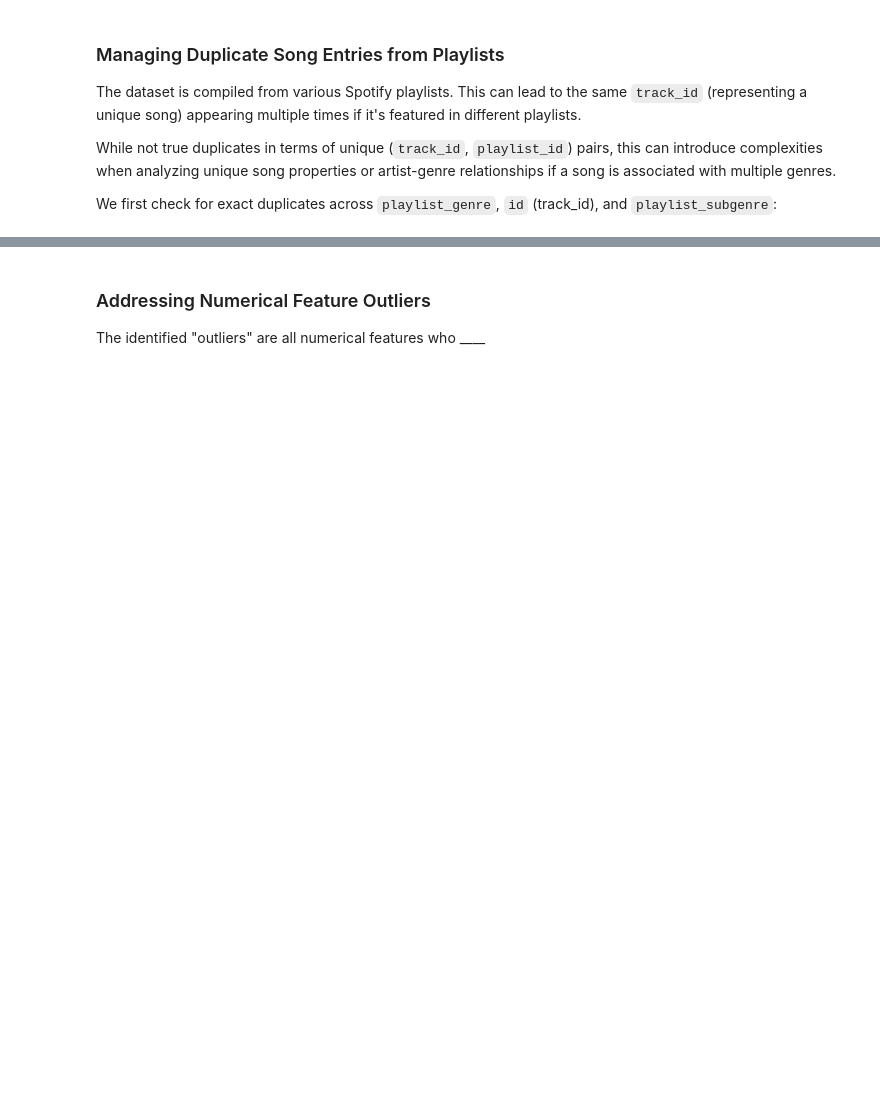
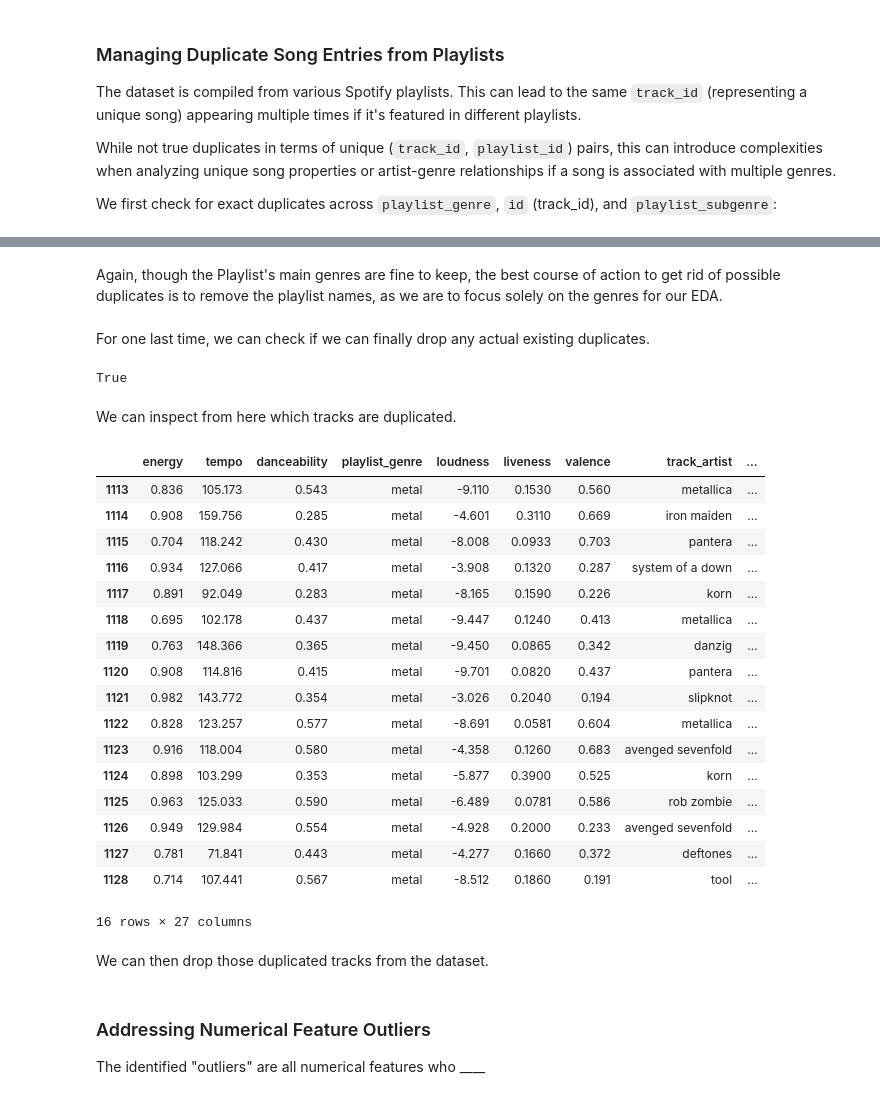
Before and after one commit to adg30/The-Sound-of-Change, a Jupyter notebook: main.ipynb, the cells around one changed output, grey strips where cells are left out. Cells and saved outputs as stored; diff of their text form; code cells hidden in the pictures; blank space fills up the shorter version.

```diff
--- a/main.ipynb
+++ b/main.ipynb
@@ -219,0 +219,3 @@ This will be tackled later on in the notebook ____________________
+# %%
+# Remove column: playlist_subgenre from dataset
+high_df = high_df.drop(columns=['playlist_subgenre'])
@@ -219,0 +229,37 @@ This will be tackled later on in the notebook ____________________
+# %% [markdown]
+Again, though the Playlist's main genres are fine to keep, the best course of action to get rid of possible duplicates is to remove the playlist names, as we are to focus solely on the genres for our EDA.
+# %%
+# Remove column: playlist_name from dataset
+high_df = high_df.drop(columns=['playlist_name'])
+# %% [markdown]
+For one last time, we can check if we can finally drop any actual existing duplicates.
+# %%
+# Check for any duplicate rows that may interfere with the EDA
+high_df.duplicated().any()
+# %% [output]
+True
+# %% [markdown]
+We can inspect from here which tracks are duplicated.
+# %%
+high_df[high_df.duplicated()]
+# %% [output]
+|  | energy | tempo | danceability | playlist_genre | loudness | liveness | valence | track_artist | ... |
+| 1113 | 0.836 | 105.173 | 0.543 | metal | -9.110 | 0.1530 | 0.560 | metallica | ... |
+| 1114 | 0.908 | 159.756 | 0.285 | metal | -4.601 | 0.3110 | 0.669 | iron maiden | ... |
+| 1115 | 0.704 | 118.242 | 0.430 | metal | -8.008 | 0.0933 | 0.703 | pantera | ... |
+| 1116 | 0.934 | 127.066 | 0.417 | metal | -3.908 | 0.1320 | 0.287 | system of a down | ... |
+| 1117 | 0.891 | 92.049 | 0.283 | metal | -8.165 | 0.1590 | 0.226 | korn | ... |
+| 1118 | 0.695 | 102.178 | 0.437 | metal | -9.447 | 0.1240 | 0.413 | metallica | ... |
+| 1119 | 0.763 | 148.366 | 0.365 | metal | -9.450 | 0.0865 | 0.342 | danzig | ... |
+| 1120 | 0.908 | 114.816 | 0.415 | metal | -9.701 | 0.0820 | 0.437 | pantera | ... |
+| 1121 | 0.982 | 143.772 | 0.354 | metal | -3.026 | 0.2040 | 0.194 | slipknot | ... |
+| 1122 | 0.828 | 123.257 | 0.577 | metal | -8.691 | 0.0581 | 0.604 | metallica | ... |
+| 1123 | 0.916 | 118.004 | 0.580 | metal | -4.358 | 0.1260 | 0.683 | avenged sevenfold | ... |
+| 1124 | 0.898 | 103.299 | 0.353 | metal | -5.877 | 0.3900 | 0.525 | korn | ... |
+| 1125 | 0.963 | 125.033 | 0.590 | metal | -6.489 | 0.0781 | 0.586 | rob zombie | ... |
+| 1126 | 0.949 | 129.984 | 0.554 | metal | -4.928 | 0.2000 | 0.233 | avenged sevenfold | ... |
+| 1127 | 0.781 | 71.841 | 0.443 | metal | -4.277 | 0.1660 | 0.372 | deftones | ... |
+| 1128 | 0.714 | 107.441 | 0.567 | metal | -8.512 | 0.1860 | 0.191 | tool | ... |
+16 rows × 27 columns
+# %% [markdown]
+We can then drop those duplicated tracks from the dataset.
```
Also changed, not shown: parts of 12 cells of this notebook.
